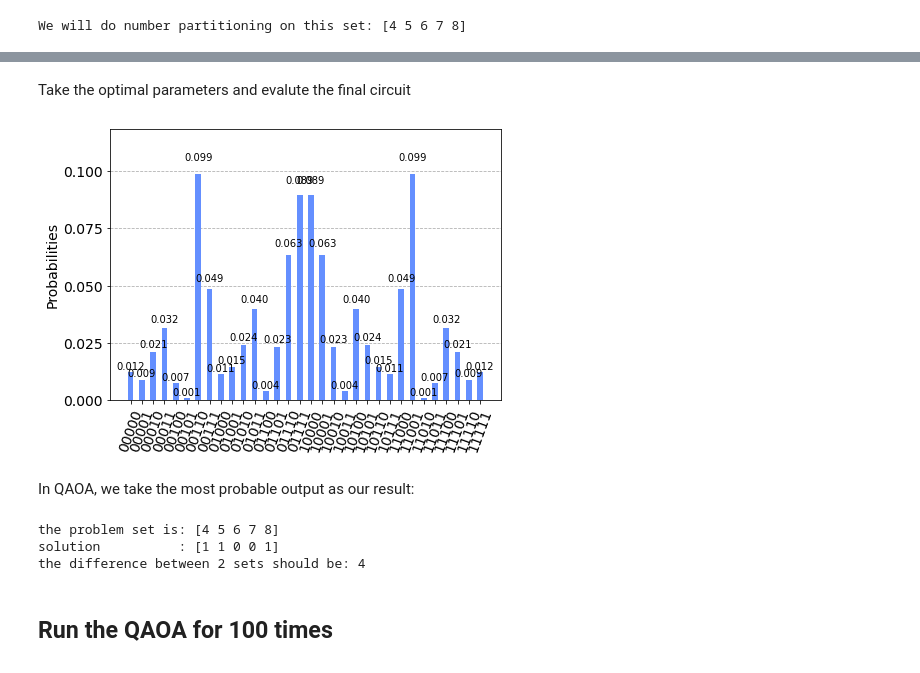
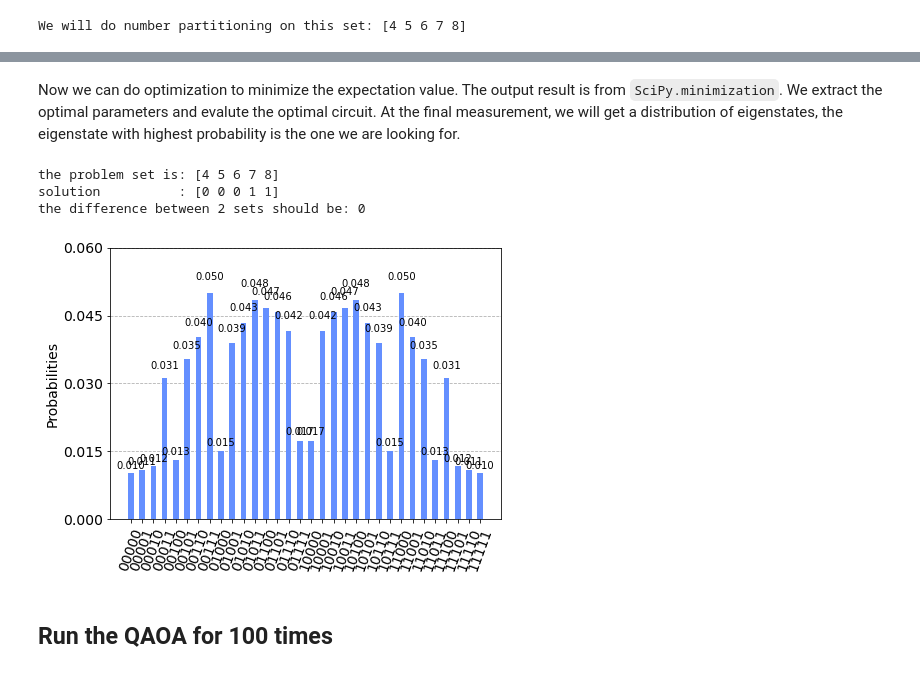
Before and after one commit to AnnaMHua/QAOA_for_partition, a Jupyter notebook: NumberPartition.ipynb, the cells around one changed output, grey strips where cells are left out. Drawn from its saved outputs; the diff is of its cells as text; code cells hidden in the pictures.

````diff
--- a/NumberPartition.ipynb
+++ b/NumberPartition.ipynb
@@ -66,24 +63,27 @@ result = myqaoa.optimization_output()
-# %% [markdown]
-Take the optimal parameters and evalute the final circuit
-# %%
-optimal_para = result.x
-optimal_circuit = myqaoa.QAOAcircuit(optimal_para)
-final_distribution = execute(optimal_circuit, Aer.get_backend("statevector_simulator"),
-                                     shots=1000).result().get_counts()
-plot_histogram(final_distribution)
-# %% [output]
-[figure, removed]
-# %% [markdown]
-In QAOA, we take the most probable output as our result:
+# %% [markdown]
+Now we can do optimization to minimize the expectation value. The output result is from ```SciPy.minimization```. We extract the optimal parameters and evalute the optimal circuit. At the final measurement, we will get a distribution of eigenstates, the eigenstate with highest probability is the one we are looking for.
 # %%
-partition_result = sample_most_likely(final_distribution)[::-1]
+# perform the QAOA
+result = myqaoa.optimization_output()
+
+#extract optimal parameter and use the optimal parameter to find the final result
+optimal_para = result.x
+optimal_circuit = myqaoa.QAOAcircuit(optimal_para)
+final_distribution = execute(optimal_circuit, Aer.get_backend("statevector_simulator"),
+                                     shots=1000).result().get_counts()
+
+# get the most probable result
+partition_result = sample_most_likely(final_distribution)
 print("the problem set is:", number_list)
 print("solution          :", partition_result)
 print("the difference between 2 sets should be:", abs(np.sum(list(map(lambda x:pow(-1,x),partition_result))*number_list)))
+
+plot_histogram(final_distribution)
 # %% [output]
 the problem set is: [4 5 6 7 8]
-solution          : [1 1 0 0 1]
-the difference between 2 sets should be: 4
+solution          : [0 0 0 1 1]
+the difference between 2 sets should be: 0
+[figure, added]
 # %% [markdown]
 ## Run the QAOA for 100 times
 # %% [markdown]
````
Also changed, not shown: parts of 10 cells of this notebook, 1 other file.
